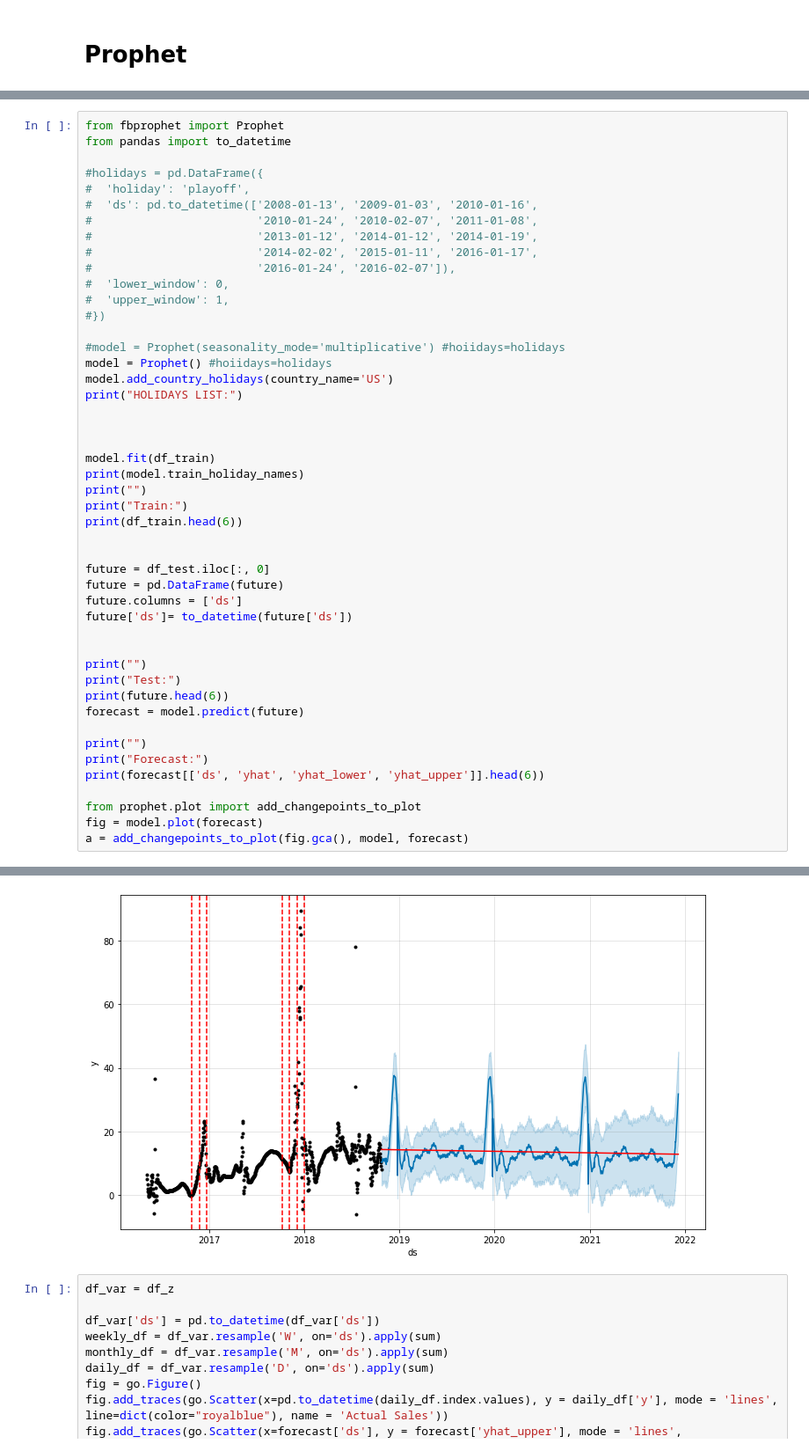
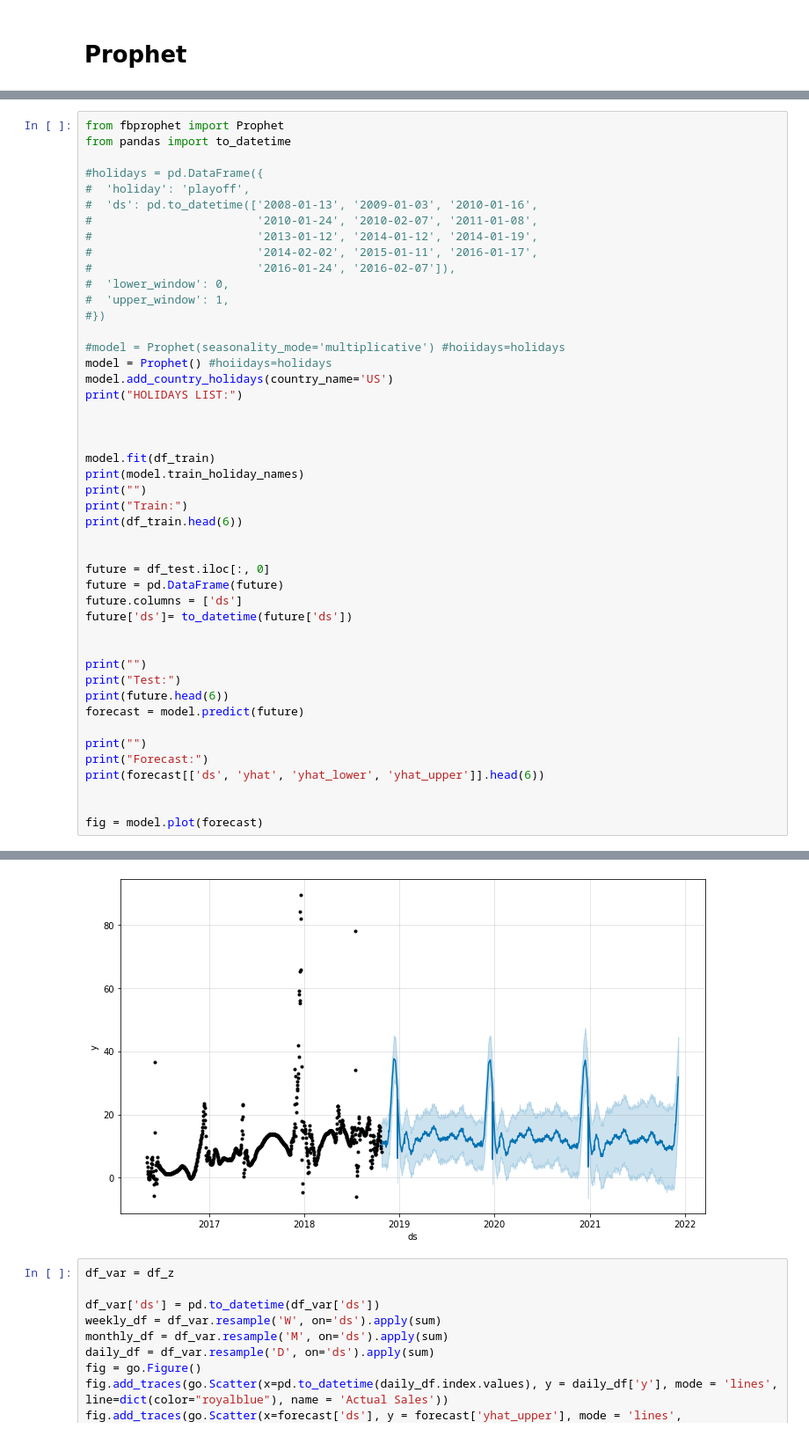
Before and after one commit to dnezan/km-sku-prediction, a Jupyter notebook: KM_forecast_main_clean.ipynb, the cells around one changed output, grey strips where cells are left out. Shown at 88% size. Saved outputs shown, nothing was run; the diff lists cells and outputs as text.

```diff
--- a/KM_forecast_main_clean.ipynb
+++ b/KM_forecast_main_clean.ipynb
@@ -436,9 +440,8 @@ print("")
 print("Forecast:")
 print(forecast[['ds', 'yhat', 'yhat_lower', 'yhat_upper']].head(6))
 
-from prophet.plot import add_changepoints_to_plot
+
 fig = model.plot(forecast)
-a = add_changepoints_to_plot(fig.gca(), model, forecast)
 # %% [output]
 INFO:fbprophet:Disabling daily seasonality. Run prophet with daily_seasonality=True to override this.
 HOLIDAYS LIST:
@@ -461,4 +464,4 @@ HOLIDAYS LIST:
-[figure, old version]
+[figure, new version]
 # %%
 df_var = df_z
 
```
Also changed, not shown: parts of 9 cells of this notebook.
